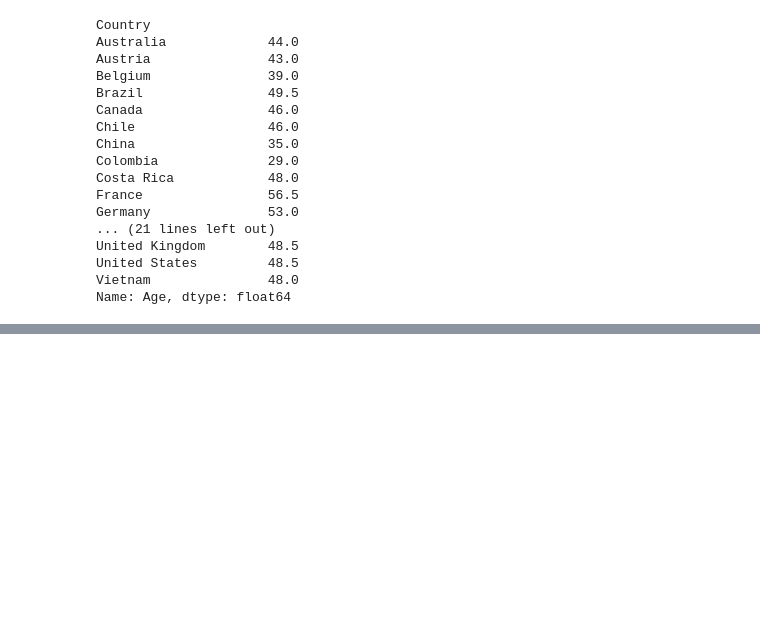
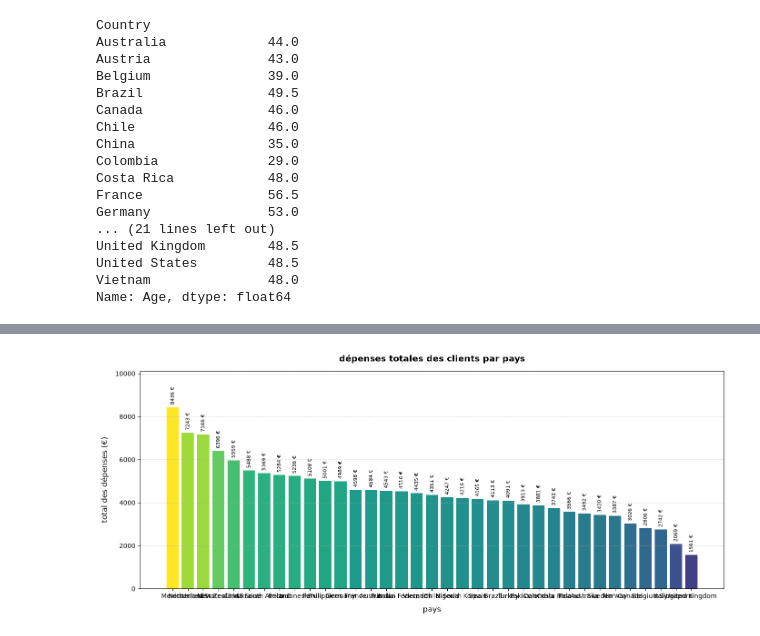
Before and after one commit to Anas-EL-KHADIRI/youcode-project, a Jupyter notebook: exploration.ipynb, the cells around one changed output, grey strips where cells are left out. Cells and saved outputs as stored; diff of their text form; code cells hidden in the pictures; blank space fills up the shorter version.

Commit message:
Visualize customer spendings by country (issue #6)

```diff
--- a/exploration.ipynb
+++ b/exploration.ipynb
@@ -114,0 +119,28 @@ Name: Age, dtype: float64
+# %%
+spendings_by_country = df.groupby('Country')['Customer spendings'].sum().sort_values(ascending=False)
+
+plt.figure(figsize=(14, 6))
+
+colors = plt.cm.viridis(spendings_by_country.values / max(spendings_by_country.values))
+
+bars = plt.bar(spendings_by_country.index, spendings_by_country.values, color=colors, edgecolor='none')
+
+for bar in bars:
+    height = bar.get_height()
+    plt.annotate(f'{height} €',
+                 xy=(bar.get_x() + bar.get_width() / 2, height),
+                 xytext=(0, 4),
+                 textcoords="offset points",
+                 ha='center', va='bottom', fontsize=8, rotation=90)
+plt.margins(y=0.2)# Adds a 20% vertical margin so the text doesn't get cut off
+plt.title('dépenses totales des clients par pays', fontsize=14, fontweight='bold', pad=15)
+plt.xlabel('pays', fontsize=12, labelpad=10)
+plt.ylabel('total des dépenses (€)', fontsize=12, labelpad=10)
+plt.xticks(rotation=90)# rotate the countries to prevent overlap
+plt.grid(axis='y', linestyle='--', alpha=0.5)
+
+plt.tight_layout()
+
+plt.show()
+# %% [output]
+[figure, added]
```
Also changed, not shown: parts of 1 cell of this notebook.
